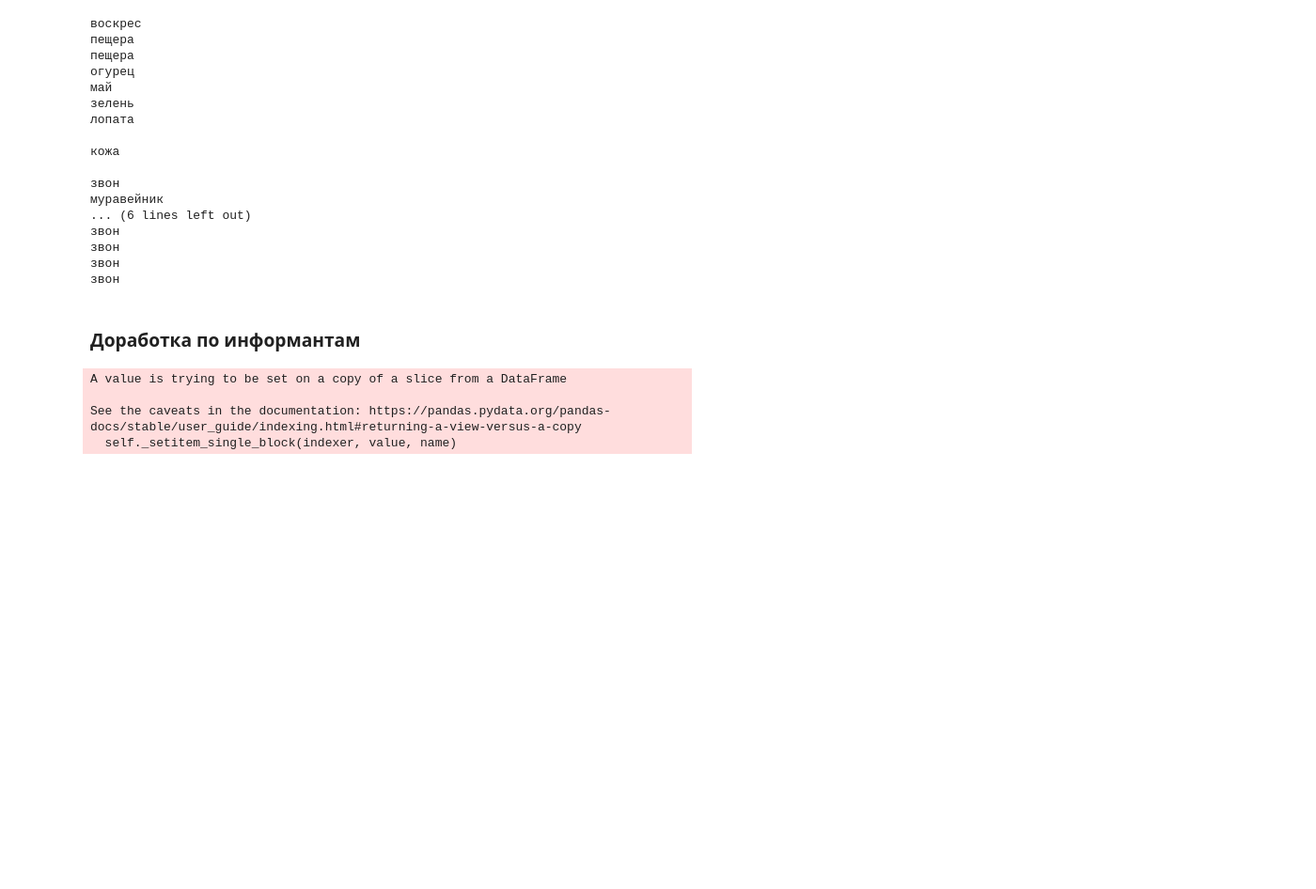
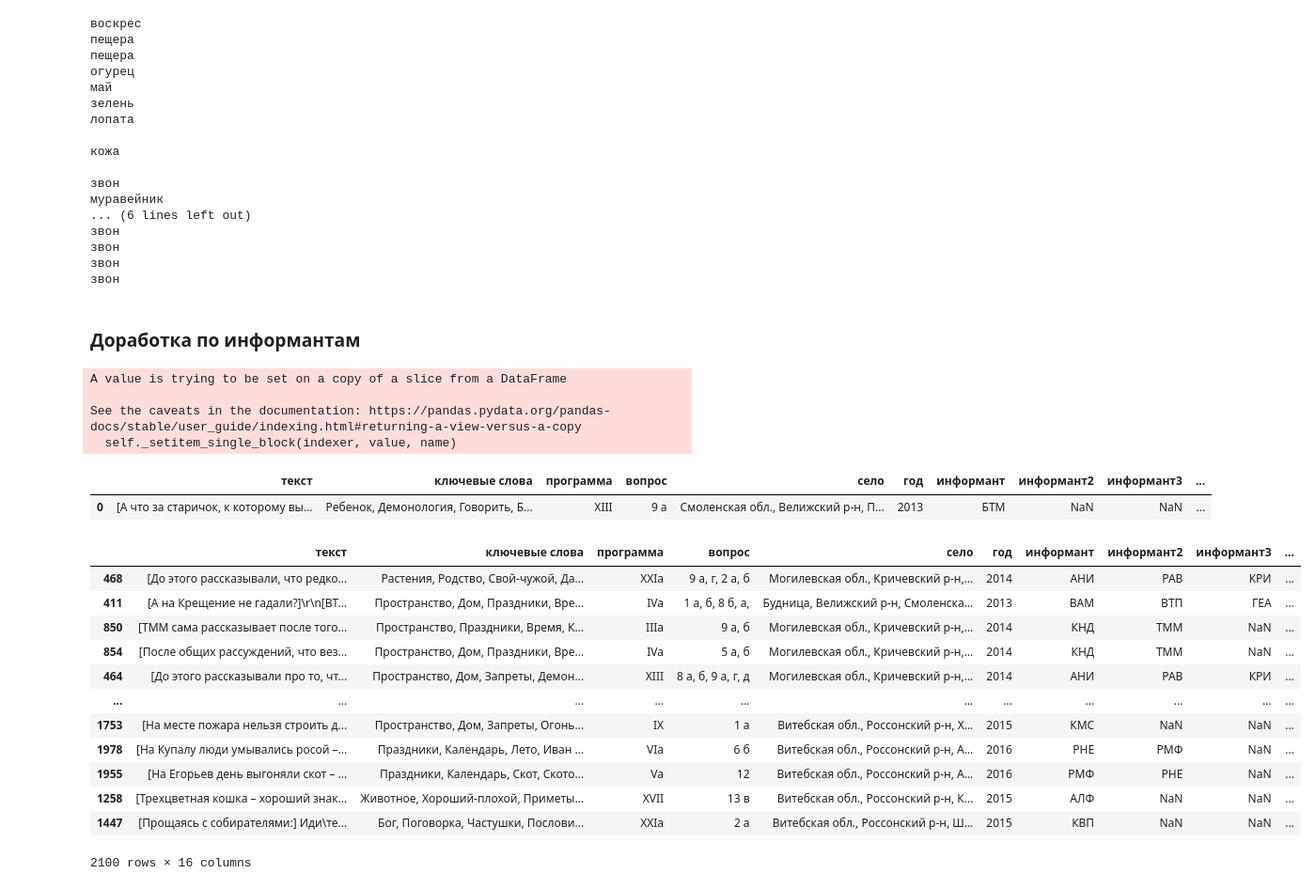
Before and after one commit to ruthenian8/folklore, a Jupyter notebook: notebooks/2021_10_new_base.ipynb, the cells around one changed output. Shown at 94% size. Saved outputs shown, nothing was run; the diff lists cells and outputs as text; code cells hidden in the pictures; blank space fills up the shorter version.

```diff
--- a/notebooks/2021_10_new_base.ipynb
+++ b/notebooks/2021_10_new_base.ipynb
@@ -664,0 +644,24 @@ con.commit()
+# %%
+cards = pd.read_csv("./data/undone/tblCards.csv").drop(["аннотация", "термины", "zvuk", "zvuk2", "photo", "photo2"], axis=1)
+cards.head(1)
+# %% [output]
+|  | текст | ключевые слова | программа | вопрос | село | год | информант | информант2 | информант3 | ... |
+| 0 | [А что за старичок, к которому вы... | Ребенок, Демонология, Говорить, Б... | XIII | 9 а | Смоленская обл., Велижский р-н, П... | 2013 | БТМ | NaN | NaN | ... |
+# %%
+cards["txtlen"] = cards["текст"].apply(len)
+# %%
+cards.sort_values(by="txtlen", ascending=False)
+# %% [output]
+|  | текст | ключевые слова | программа | вопрос | село | год | информант | информант2 | информант3 | ... |
+| 468 | [До этого рассказывали, что редко... | Растения, Родство, Свой-чужой, Да... | ХXIa | 9 а, г, 2 а, б | Могилевская обл., Кричевский р-н,... | 2014 | АНИ | РАВ | КРИ | ... |
+| 411 | [А на Крещение не гадали?]\r\n[ВТ... | Пространство, Дом, Праздники, Вре... | IVa | 1 а, б, 8 б, а, | Будница, Велижский р-н, Смоленска... | 2013 | ВАМ | ВТП | ГЕА | ... |
+| 850 | [ТММ сама рассказывает после того... | Пространство, Праздники, Время, К... | IIIa | 9 а, б | Могилевская обл., Кричевский р-н,... | 2014 | КНД | ТММ | NaN | ... |
+| 854 | [После общих рассуждений, что вез... | Пространство, Дом, Праздники, Вре... | IVa | 5 а, б | Могилевская обл., Кричевский р-н,... | 2014 | КНД | ТММ | NaN | ... |
+| 464 | [До этого рассказывали про то, чт... | Пространство, Дом, Запреты, Демон... | ХIII | 8 а, б, 9 а, г, д | Могилевская обл., Кричевский р-н,... | 2014 | АНИ | РАВ | КРИ | ... |
+| ... | ... | ... | ... | ... | ... | ... | ... | ... | ... | ... |
+| 1753 | [На месте пожара нельзя строить д... | Пространство, Дом, Запреты, Огонь... | IX | 1 а | Витебская обл., Россонский р-н, Х... | 2015 | КМС | NaN | NaN | ... |
+| 1978 | [На Купалу люди умывались росой –... | Праздники, Календарь, Лето, Иван ... | VIa | 6 б | Витебская обл., Россонский р-н, А... | 2016 | РНЕ | РМФ | NaN | ... |
+| 1955 | [На Егорьев день выгоняли скот – ... | Праздники, Календарь, Скот, Ското... | Va | 12 | Витебская обл., Россонский р-н, А... | 2016 | РМФ | РНЕ | NaN | ... |
+| 1258 | [Трехцветная кошка – хороший знак... | Животное, Хороший-плохой, Приметы... | XVII | 13 в | Витебская обл., Россонский р-н, К... | 2015 | АЛФ | NaN | NaN | ... |
+| 1447 | [Прощаясь с собирателями:] Иди\те... | Бог, Поговорка, Частушки, Послови... | XXIa | 2 а | Витебская обл., Россонский р-н, Ш... | 2015 | КВП | NaN | NaN | ... |
+2100 rows × 16 columns
```
Also changed, not shown: parts of 12 cells of this notebook.
